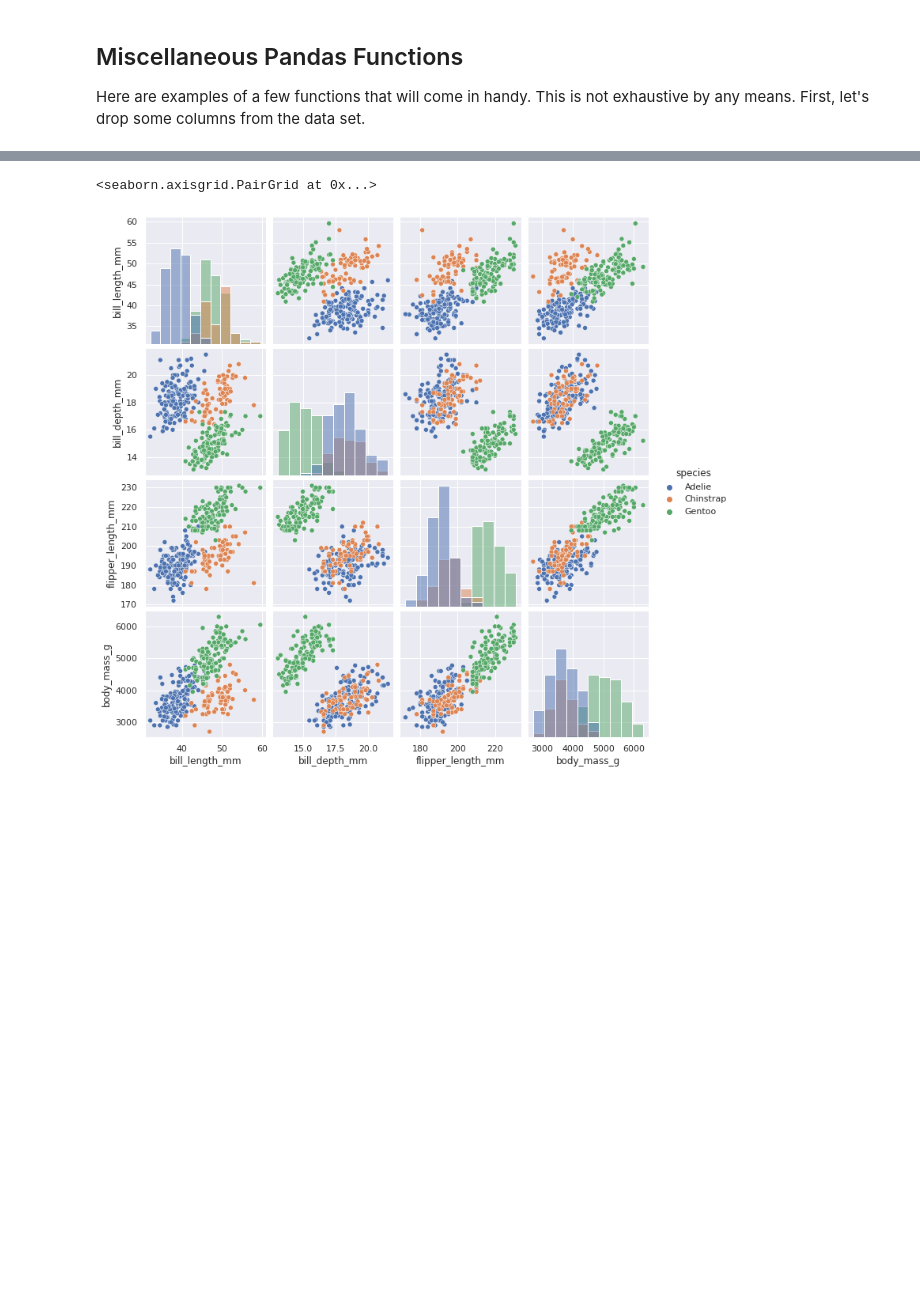
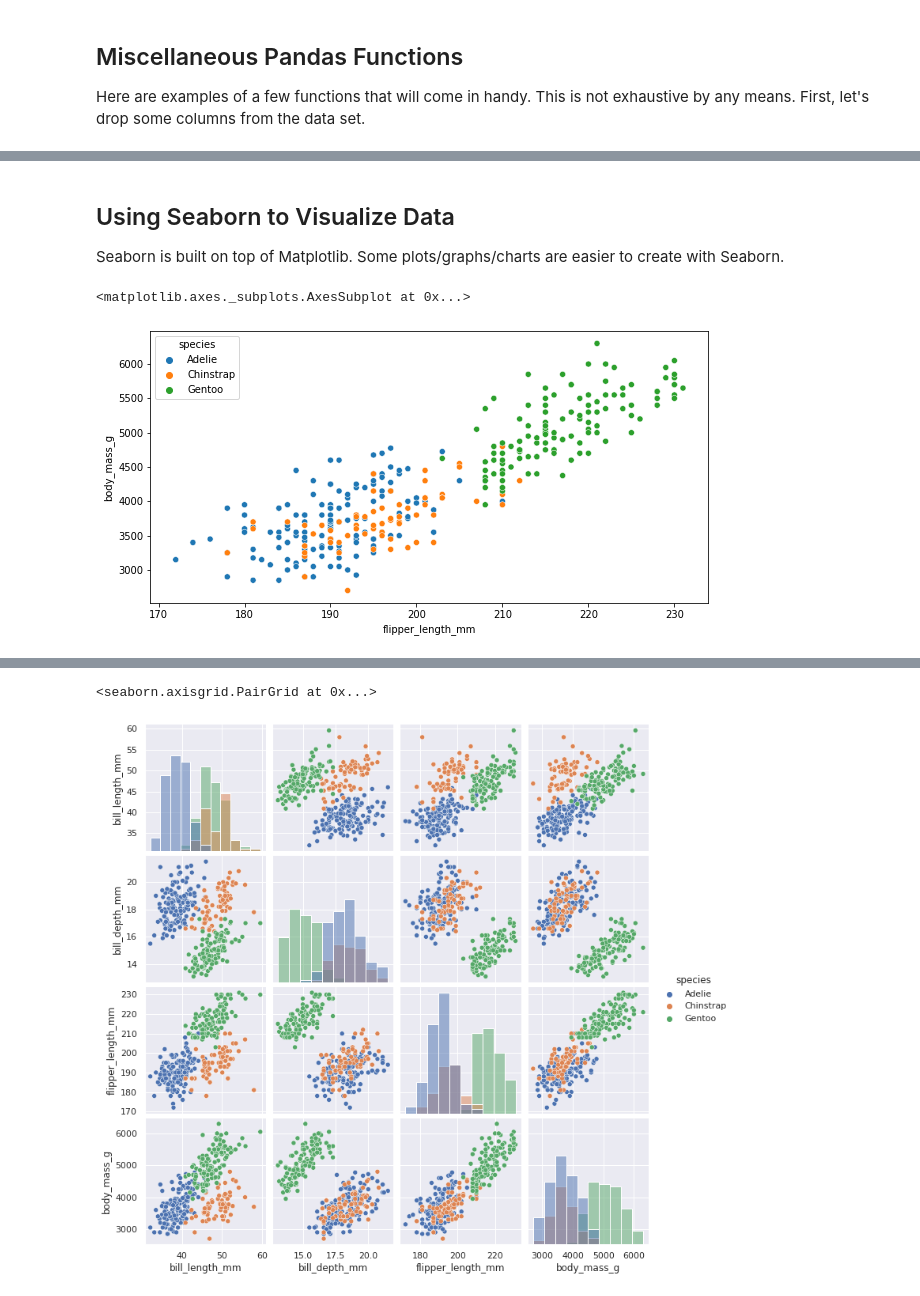
Before and after one commit to r2klabs/CS430Repository, a Jupyter notebook: IntroToPython.ipynb, the cells around one changed output, grey strips where cells are left out. Cells and saved outputs as stored; diff of their text form; code cells hidden in the pictures; blank space fills up the shorter version.

```diff
--- a/IntroToPython.ipynb
+++ b/IntroToPython.ipynb
@@ -153,0 +173,9 @@ dates.plot(kind='barh')
+# %% [markdown]
+## Using Seaborn to Visualize Data
+Seaborn is built on top of Matplotlib. Some plots/graphs/charts are easier to create with Seaborn.
+# %%
+fig = plt.figure(figsize=(10,5))
+sns.scatterplot( x="flipper_length_mm", y="body_mass_g", data=df, hue='species')
+# %% [output]
+<matplotlib.axes._subplots.AxesSubplot at 0x...>
+[figure, added]
```
Also changed, not shown: parts of 52 cells of this notebook.
